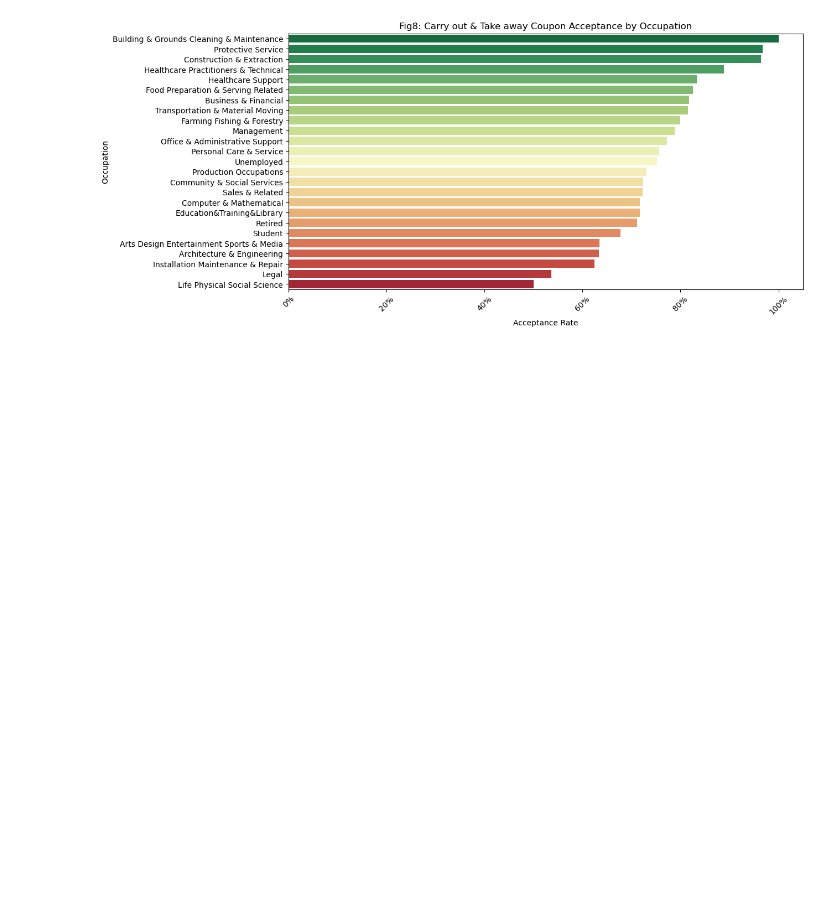
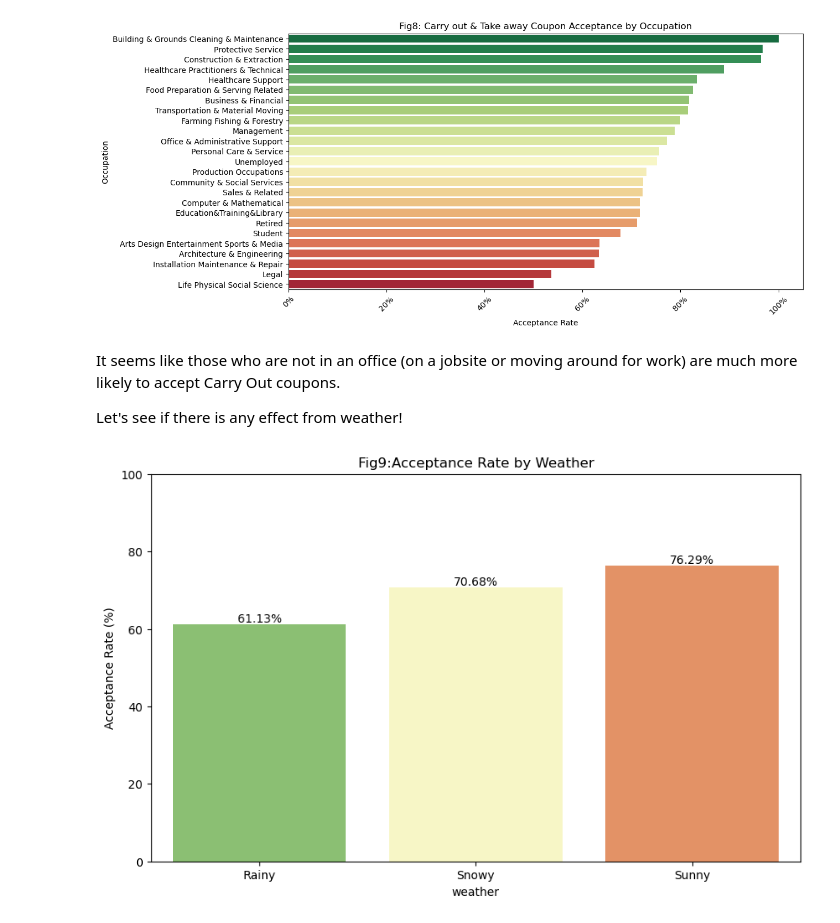
Before and after one commit to johnprg/coupon-data, a Jupyter notebook: coupondata.ipynb, the cells around one changed output. Saved outputs shown, nothing was run; the diff lists cells and outputs as text; code cells hidden in the pictures; blank space fills up the shorter version.

Commit message:
charts for weather and destination

```diff
--- a/coupondata.ipynb
+++ b/coupondata.ipynb
@@ -437,7 +437,7 @@ plt.show()
 Now, let's drill into the Carry out acceptance by profession
 # %%
 # Filter the dataframe to include only Carry out & Take away coupons
-carry_out_df = df[df['coupon'] == 'Carry out & Take away']
+carry_out_df = dropna_df[dropna_df['coupon'] == 'Carry out & Take away']
 
 # Calculate the acceptance rate by occupation
 acceptance_rate_by_occupation = carry_out_df.groupby('occupation')['Y'].mean().reset_index()
@@ -457,3 +457,33 @@ plt.savefig('images/fig8.png')
 plt.show()
 # %% [output]
 [figure]
+# %% [markdown]
+It seems like those who are not in an office (on a jobsite or moving around for work) are much more likely to accept Carry Out coupons.
+
+Let's see if there is any effect from weather!
+# %%
+df = carry_out_df
+
+# define an accept_chart function to generate and save plots for acceptance rate by a given column
+# this will be used a bunch below
+def accept_chart(df, column, title, fignum):
+    # Calculate acceptance rate
+    acceptance_rate = df.groupby(column)['Y'].mean().reset_index()
+    # Convert acceptance rate to percentage
+    acceptance_rate['Y'] = acceptance_rate['Y'] * 100
+
+    # Plot the bar chart
+    plt.figure(figsize=(10, 6))
+    sns.barplot(x=column, y='Y', data=acceptance_rate, palette='RdYlGn_r')
+    for i, value in enumerate(acceptance_rate['Y']):
+        plt.text(i, value, f'{value:.2f}%', ha='center', va='bottom')
+    plt.xlabel(column)
+    plt.ylabel('Acceptance Rate (%)')
+    plt.title(f'Fig{fignum}:' + title)
+    plt.ylim(0, 100)
+    plt.savefig(f'images/fig{fignum}.png')
+    plt.show()
+
+accept_chart(df, 'weather', 'Acceptance Rate by Weather', 9)
+# %% [output]
+[figure, added]
```
Also changed, not shown: parts of 3 cells of this notebook, 2 other files.
